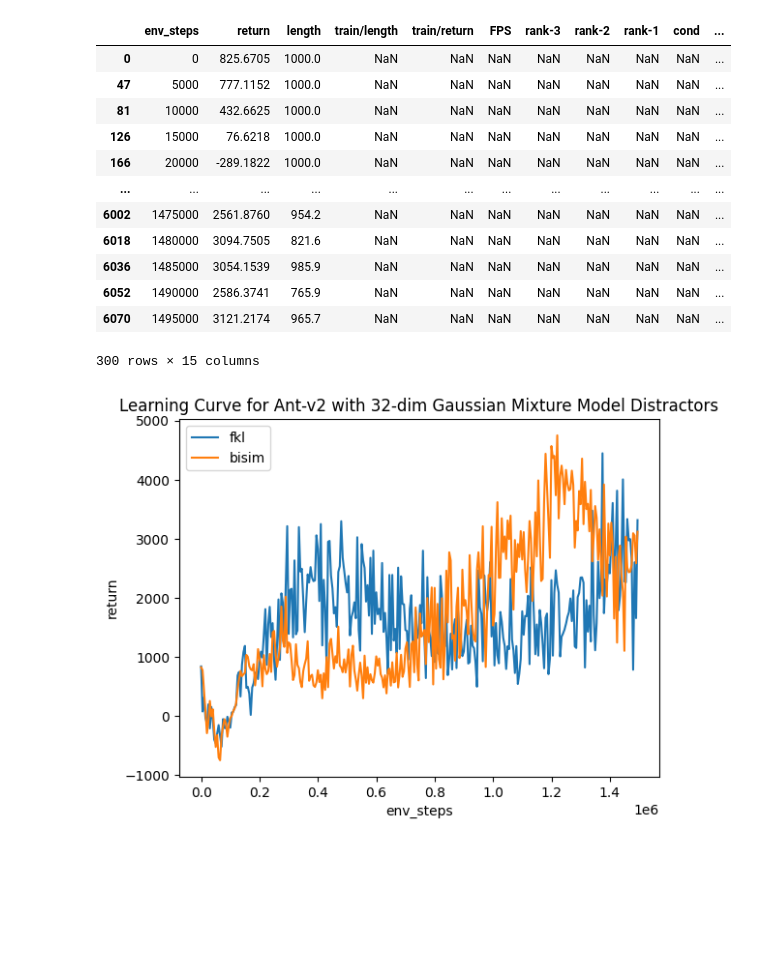
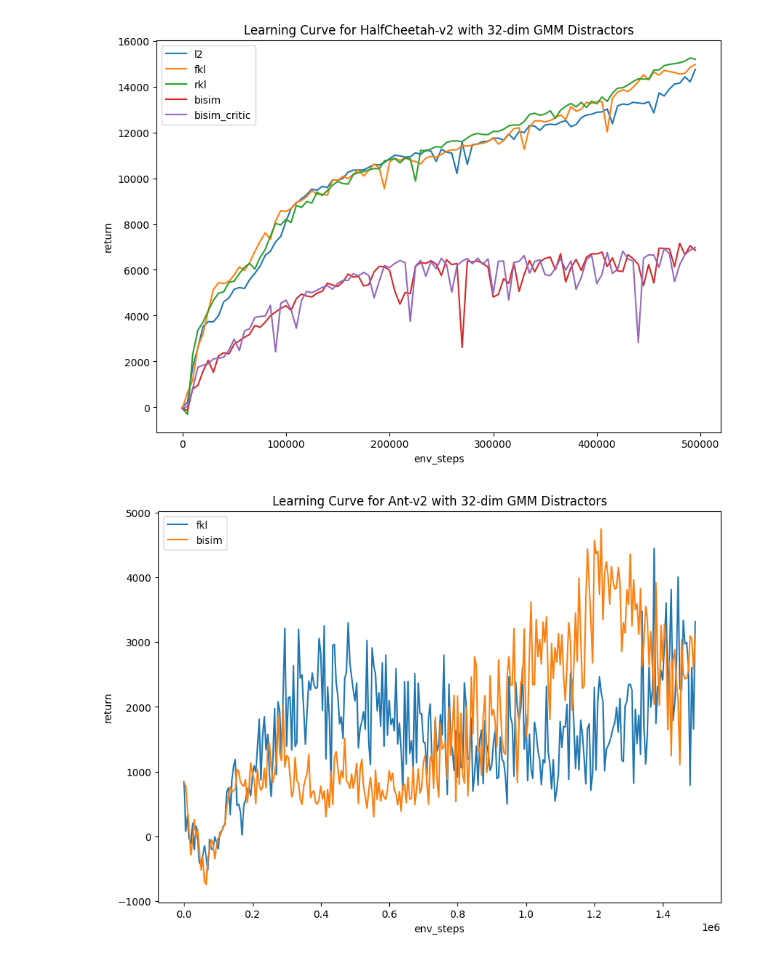
Before and after one commit to rytse/self-predictive-rl, a Jupyter notebook: mujoco_code/vis2.ipynb, the cells around one changed output. Saved outputs shown, nothing was run; the diff lists cells and outputs as text; code cells hidden in the pictures; blank space fills up the shorter version.

```diff
--- a/mujoco_code/vis2.ipynb
+++ b/mujoco_code/vis2.ipynb
@@ -198,36 +172,40 @@ plt.show()
+# %%
+halfcheetah_datasets = OrderedDict(
+    [
+        (
+            "l2",
+            Path("./logs/HalfCheetah-v2-d32/2024-10-09-14-50-30+1930320-1930320"),
+        ),
+        (
+            "fkl",
+            Path("./logs/HalfCheetah-v2-d32/2024-10-09-14-48-19+1926785-1926785"),
+        ),
+        (
+            "rkl",
+            Path("./logs/HalfCheetah-v2-d32/2024-10-09-14-50-12+1929748-1929748"),
+        ),
+        (
+            "bisim",
+            Path("./logs/HalfCheetah-v2-d32/2024-10-09-14-48-21+1926890-1926890"),
+        ),
+        (
+            "bisim_critic",
+            Path("./logs/HalfCheetah-v2-d32/2024-10-09-17-47-38+27493-27493"),
+        ),
+    ]
+)
+
+plot_learning_curves(halfcheetah_datasets, "HalfCheetah-v2 with 32-dim GMM Distractors")
+# %% [output]
+[figure, new version]
 # %%
-fkl_d32_gmm_df = pd.read_csv(
-    "logs/Ant-v2-d32/2024-10-08-14-37-29+5513-5513/progress.csv"
+ant_datasets = OrderedDict(
+    [
+        ("fkl", Path("logs/Ant-v2-d32/2024-10-08-14-37-29+5513-5513")),
+        ("bisim", Path("logs/Ant-v2-d32/2024-10-08-14-37-48+6123-6123")),
+    ]
 )
-fkl_d32_gmm_df = fkl_d32_gmm_df[~fkl_d32_gmm_df["return"].isna()]
 
-bisim_d32_gmm_df = pd.read_csv(
-    "logs/Ant-v2-d32/2024-10-08-14-37-48+6123-6123/progress.csv"
-)
-bisim_d32_gmm_df = bisim_d32_gmm_df[~bisim_d32_gmm_df["return"].isna()]
-
-bisim_d32_gmm_df
+plot_learning_curves(ant_datasets, "Ant-v2 with 32-dim GMM Distractors")
 # %% [output]
-|  | env_steps | return | length | train/length | train/return | FPS | rank-3 | rank-2 | rank-1 | cond | ... |
-| 0 | 0 | 825.6705 | 1000.0 | NaN | NaN | NaN | NaN | NaN | NaN | NaN | ... |
-| 47 | 5000 | 777.1152 | 1000.0 | NaN | NaN | NaN | NaN | NaN | NaN | NaN | ... |
-| 81 | 10000 | 432.6625 | 1000.0 | NaN | NaN | NaN | NaN | NaN | NaN | NaN | ... |
-| 126 | 15000 | 76.6218 | 1000.0 | NaN | NaN | NaN | NaN | NaN | NaN | NaN | ... |
-| 166 | 20000 | -289.1822 | 1000.0 | NaN | NaN | NaN | NaN | NaN | NaN | NaN | ... |
-| ... | ... | ... | ... | ... | ... | ... | ... | ... | ... | ... | ... |
-| 6002 | 1475000 | 2561.8760 | 954.2 | NaN | NaN | NaN | NaN | NaN | NaN | NaN | ... |
-| 6018 | 1480000 | 3094.7505 | 821.6 | NaN | NaN | NaN | NaN | NaN | NaN | NaN | ... |
-| 6036 | 1485000 | 3054.1539 | 985.9 | NaN | NaN | NaN | NaN | NaN | NaN | NaN | ... |
-| 6052 | 1490000 | 2586.3741 | 765.9 | NaN | NaN | NaN | NaN | NaN | NaN | NaN | ... |
-| 6070 | 1495000 | 3121.2174 | 965.7 | NaN | NaN | NaN | NaN | NaN | NaN | NaN | ... |
-300 rows × 15 columns
+[figure, added]
-# %%
-plt.plot(fkl_d32_gmm_df["env_steps"], fkl_d32_gmm_df["return"])
-plt.plot(bisim_d32_gmm_df["env_steps"], bisim_d32_gmm_df["return"])
-plt.title("Learning Curve for Ant-v2 with 32-dim Gaussian Mixture Model Distractors")
-plt.xlabel("env_steps")
-plt.ylabel("return")
-plt.legend(["fkl", "bisim"])
-plt.show()
-# %% [output]
-[figure, removed]
```
Also changed, not shown: parts of 9 cells of this notebook.
